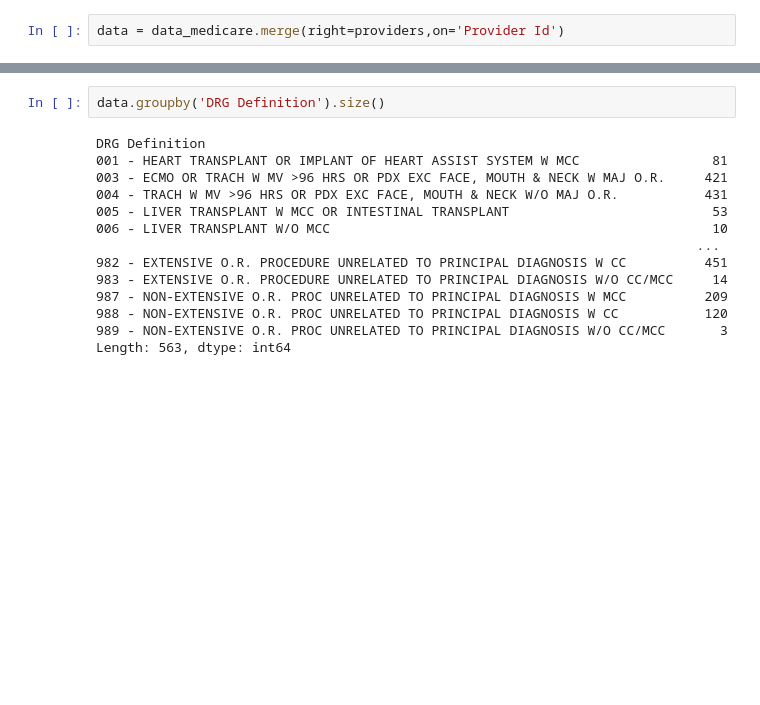
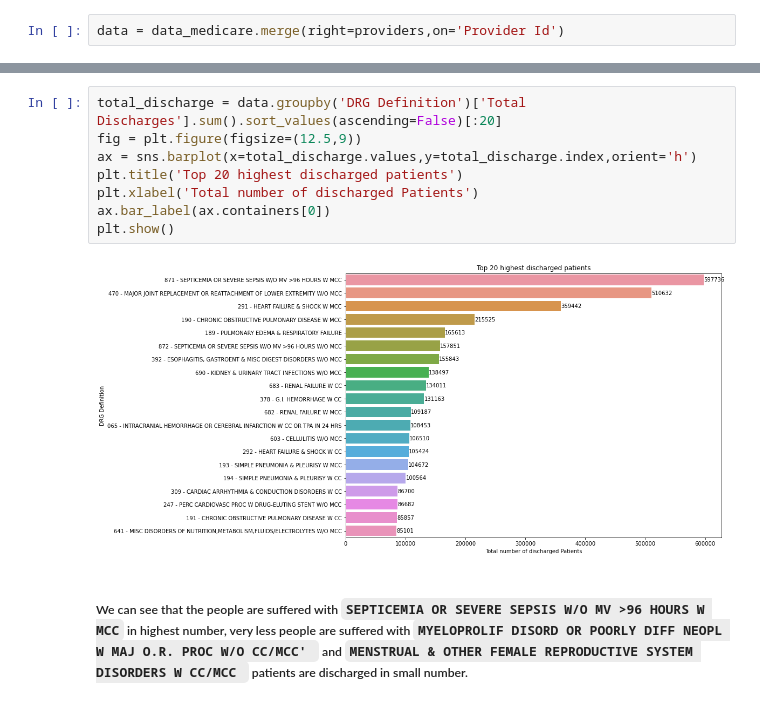
Before and after one commit to SUNILkhadka/Healthcare-Data-Analysis, a Jupyter notebook: EDA.ipynb, the cells around one changed output, grey strips where cells are left out. Saved outputs shown, nothing was run; the diff lists cells and outputs as text; blank space fills up the shorter version.

```diff
--- a/EDA.ipynb
+++ b/EDA.ipynb
@@ -39,16 +31,12 @@ data.head()
-# %%
-data.groupby('DRG Definition').size()
-# %% [output]
-DRG Definition
-001 - HEART TRANSPLANT OR IMPLANT OF HEART ASSIST SYSTEM W MCC                 81
-003 - ECMO OR TRACH W MV >96 HRS OR PDX EXC FACE, MOUTH & NECK W MAJ O.R.     421
-004 - TRACH W MV >96 HRS OR PDX EXC FACE, MOUTH & NECK W/O MAJ O.R.           431
-005 - LIVER TRANSPLANT W MCC OR INTESTINAL TRANSPLANT                          53
-006 - LIVER TRANSPLANT W/O MCC                                                 10
-                                                                             ...
-982 - EXTENSIVE O.R. PROCEDURE UNRELATED TO PRINCIPAL DIAGNOSIS W CC          451
-983 - EXTENSIVE O.R. PROCEDURE UNRELATED TO PRINCIPAL DIAGNOSIS W/O CC/MCC     14
-987 - NON-EXTENSIVE O.R. PROC UNRELATED TO PRINCIPAL DIAGNOSIS W MCC          209
-988 - NON-EXTENSIVE O.R. PROC UNRELATED TO PRINCIPAL DIAGNOSIS W CC           120
-989 - NON-EXTENSIVE O.R. PROC UNRELATED TO PRINCIPAL DIAGNOSIS W/O CC/MCC       3
-Length: 563, dtype: int64
+# %%
+total_discharge = data.groupby('DRG Definition')['Total Discharges'].sum().sort_values(ascending=False)[:20]
+fig = plt.figure(figsize=(12.5,9))
+ax = sns.barplot(x=total_discharge.values,y=total_discharge.index,orient='h')
+plt.title('Top 20 highest discharged patients')
+plt.xlabel('Total number of discharged Patients')
+ax.bar_label(ax.containers[0])
+plt.show()
+# %% [output]
+[figure, added]
+# %% [markdown]
+##### We can see that the people are suffered with `SEPTICEMIA OR SEVERE SEPSIS W/O MV >96 HOURS W MCC` in highest number, very less people are suffered with `MYELOPROLIF DISORD OR POORLY DIFF NEOPL W MAJ O.R. PROC W/O CC/MCC' `  and `MENSTRUAL & OTHER FEMALE REPRODUCTIVE SYSTEM DISORDERS W CC/MCC ` patients are discharged in small number.
```
Also changed, not shown: parts of 4 cells of this notebook.
